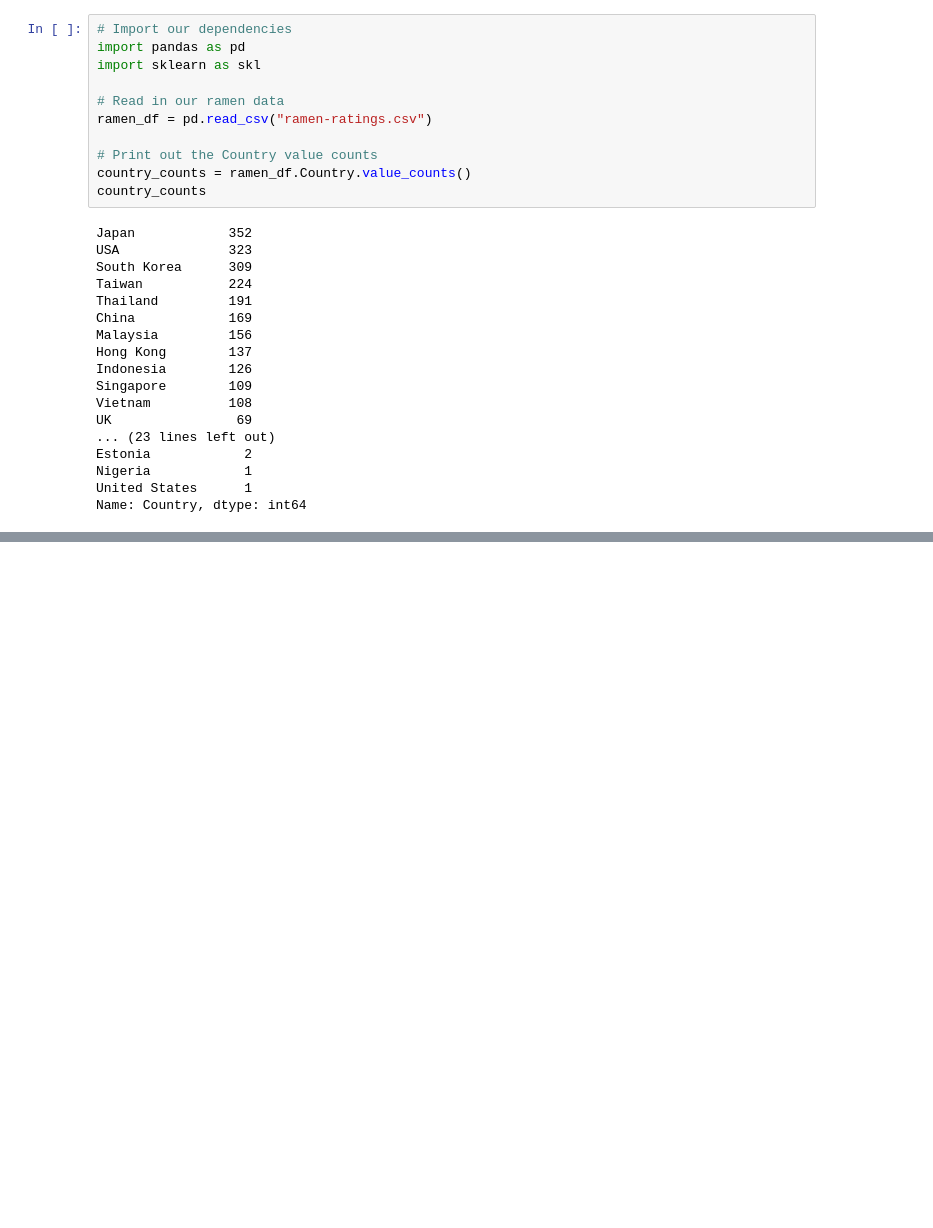
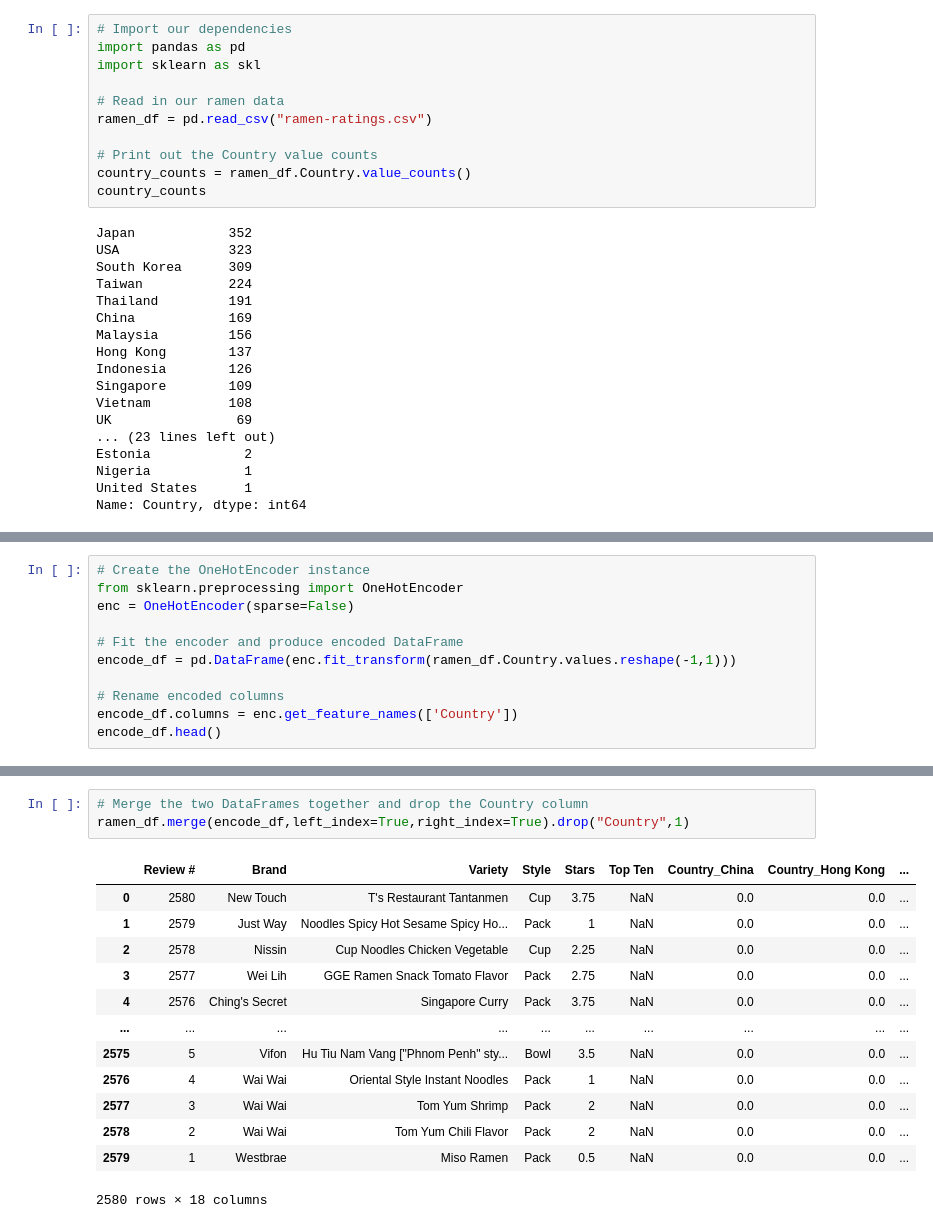
Before and after one commit to macosta2015/Neural-Networks, a Jupyter notebook: Untitled.ipynb, the cells around one changed output, grey strips where cells are left out. Cells and saved outputs as stored; diff of their text form; blank space fills up the shorter version.

```diff
--- a/Untitled.ipynb
+++ b/Untitled.ipynb
@@ -280,0 +281,11 @@ Name: Country, dtype: int64
+# %%
+# Create the OneHotEncoder instance
+from sklearn.preprocessing import OneHotEncoder
+enc = OneHotEncoder(sparse=False)
+
+# Fit the encoder and produce encoded DataFrame
+encode_df = pd.DataFrame(enc.fit_transform(ramen_df.Country.values.reshape(-1,1)))
+
+# Rename encoded columns
+encode_df.columns = enc.get_feature_names(['Country'])
+encode_df.head()
@@ -280,0 +299,17 @@ Name: Country, dtype: int64
+# %%
+# Merge the two DataFrames together and drop the Country column
+ramen_df.merge(encode_df,left_index=True,right_index=True).drop("Country",1)
+# %% [output]
+|  | Review # | Brand | Variety | Style | Stars | Top Ten | Country_China | Country_Hong Kong | ... |
+| 0 | 2580 | New Touch | T's Restaurant Tantanmen | Cup | 3.75 | NaN | 0.0 | 0.0 | ... |
+| 1 | 2579 | Just Way | Noodles Spicy Hot Sesame Spicy Ho... | Pack | 1 | NaN | 0.0 | 0.0 | ... |
+| 2 | 2578 | Nissin | Cup Noodles Chicken Vegetable | Cup | 2.25 | NaN | 0.0 | 0.0 | ... |
+| 3 | 2577 | Wei Lih | GGE Ramen Snack Tomato Flavor | Pack | 2.75 | NaN | 0.0 | 0.0 | ... |
+| 4 | 2576 | Ching's Secret | Singapore Curry | Pack | 3.75 | NaN | 0.0 | 0.0 | ... |
+| ... | ... | ... | ... | ... | ... | ... | ... | ... | ... |
+| 2575 | 5 | Vifon | Hu Tiu Nam Vang ["Phnom Penh" sty... | Bowl | 3.5 | NaN | 0.0 | 0.0 | ... |
+| 2576 | 4 | Wai Wai | Oriental Style Instant Noodles | Pack | 1 | NaN | 0.0 | 0.0 | ... |
+| 2577 | 3 | Wai Wai | Tom Yum Shrimp | Pack | 2 | NaN | 0.0 | 0.0 | ... |
+| 2578 | 2 | Wai Wai | Tom Yum Chili Flavor | Pack | 2 | NaN | 0.0 | 0.0 | ... |
+| 2579 | 1 | Westbrae | Miso Ramen | Pack | 0.5 | NaN | 0.0 | 0.0 | ... |
+2580 rows × 18 columns
```
Also changed, not shown: parts of 5 cells of this notebook.
